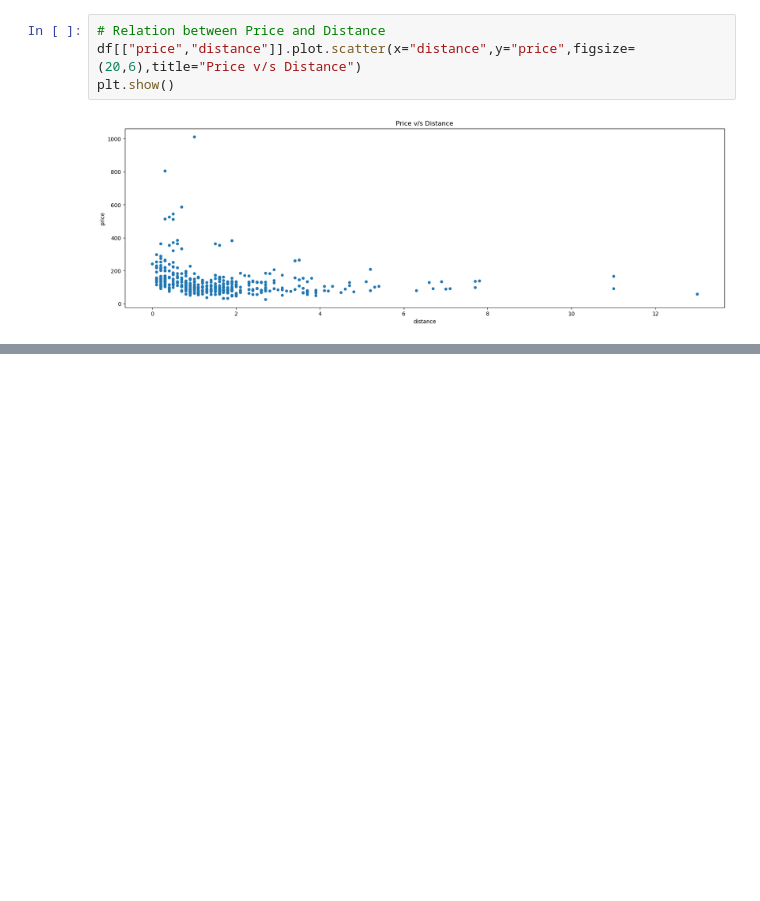
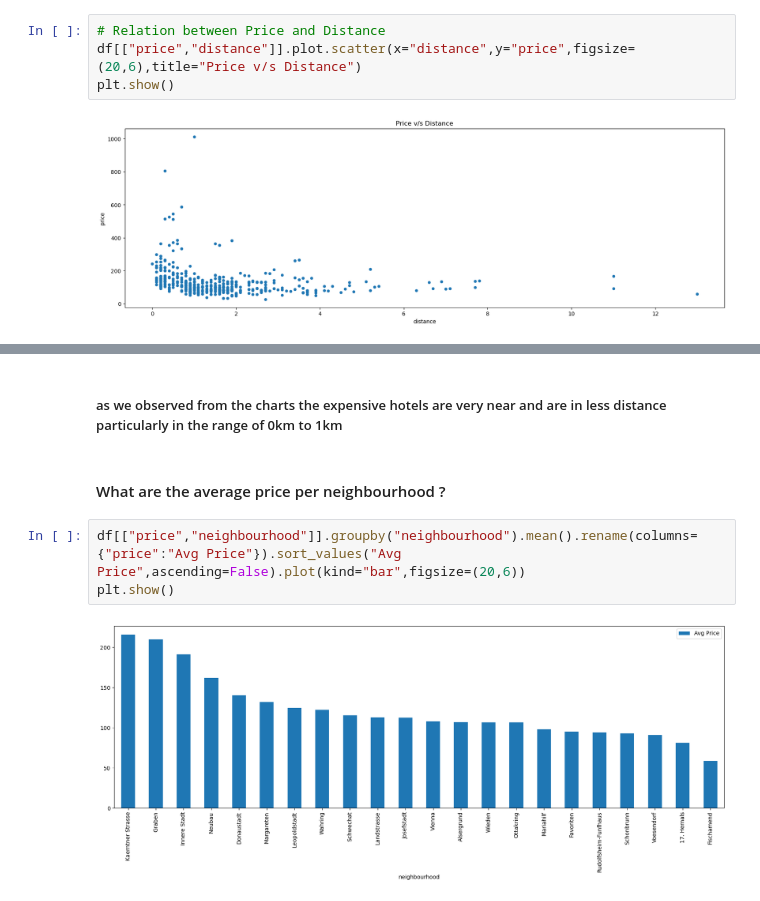
Before and after one commit to akhileshdutt/DataScience_learning, a Jupyter notebook: pandas_project/hotel_price_prediction.ipynb, the cells around one changed output, grey strips where cells are left out. Cells and saved outputs as stored; diff of their text form; blank space fills up the shorter version.

```diff
--- a/pandas_project/hotel_price_prediction.ipynb
+++ b/pandas_project/hotel_price_prediction.ipynb
@@ -122,0 +131,9 @@ plt.show()
+# %% [markdown]
+##### as we observed from the charts the expensive hotels are very near and are in less distance particularly in the range of 0km to 1km
+# %% [markdown]
+#### What are the average price per neighbourhood ?
+# %%
+df[["price","neighbourhood"]].groupby("neighbourhood").mean().rename(columns={"price":"Avg Price"}).sort_values("Avg Price",ascending=False).plot(kind="bar",figsize=(20,6))
+plt.show()
+# %% [output]
+[figure, added]
```
Also changed, not shown: parts of 3 cells of this notebook, 2 other files.
